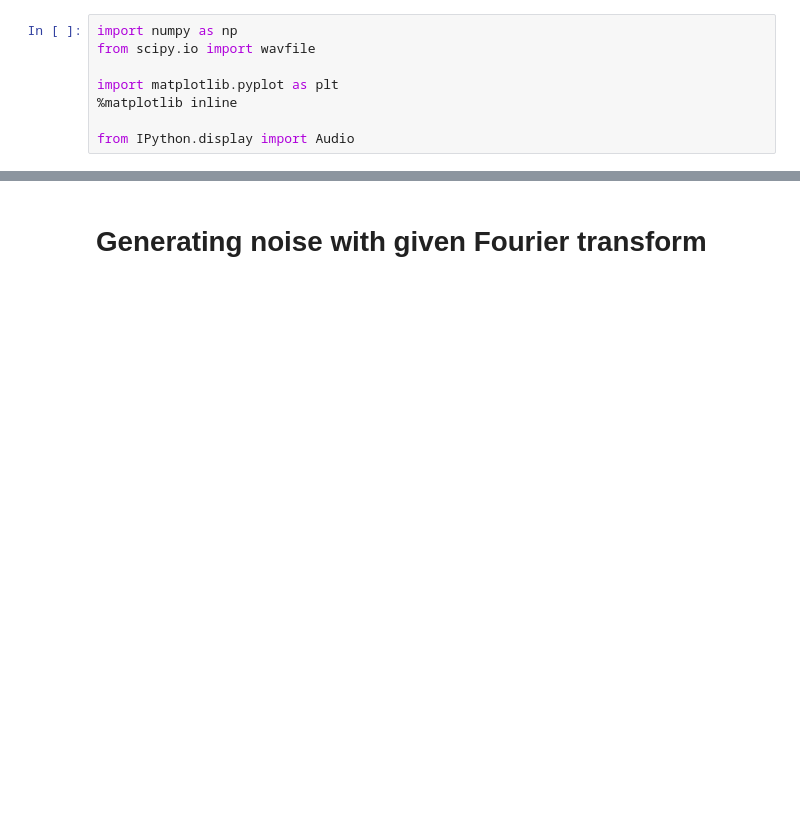
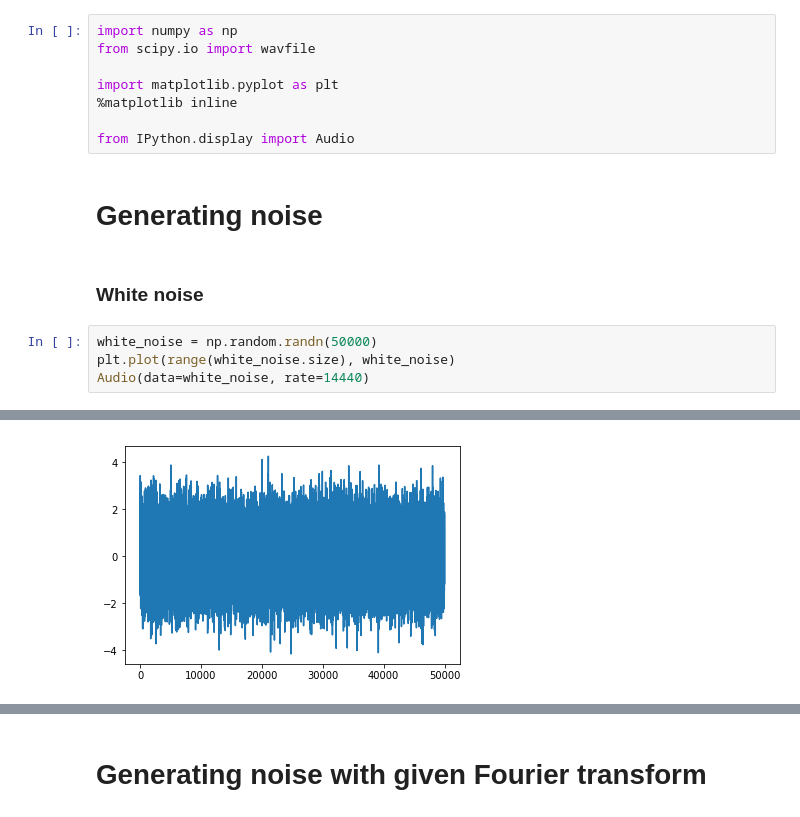
Before and after one commit to lambdaofgod/examples-counterexamples, a Jupyter notebook: notebooks/Audio in Jupyter - DSP.ipynb, the cells around one changed output, grey strips where cells are left out. Saved outputs shown, nothing was run; the diff lists cells and outputs as text; blank space fills up the shorter version.

```diff
--- a/notebooks/Audio in Jupyter - DSP.ipynb
+++ b/notebooks/Audio in Jupyter - DSP.ipynb
@@ -6,3 +6,12 @@ import matplotlib.pyplot as plt
 %matplotlib inline
 
 from IPython.display import Audio
+# %% [markdown]
+# Generating noise
+# %% [markdown]
+### White noise
+# %%
+white_noise = np.random.randn(50000)
+plt.plot(range(white_noise.size), white_noise)
+Audio(data=white_noise, rate=14440)
+# %% [output]
@@ -8,0 +19 @@ from IPython.display import Audio
+[figure, added]
```
Also changed, not shown: parts of 9 cells of this notebook.
